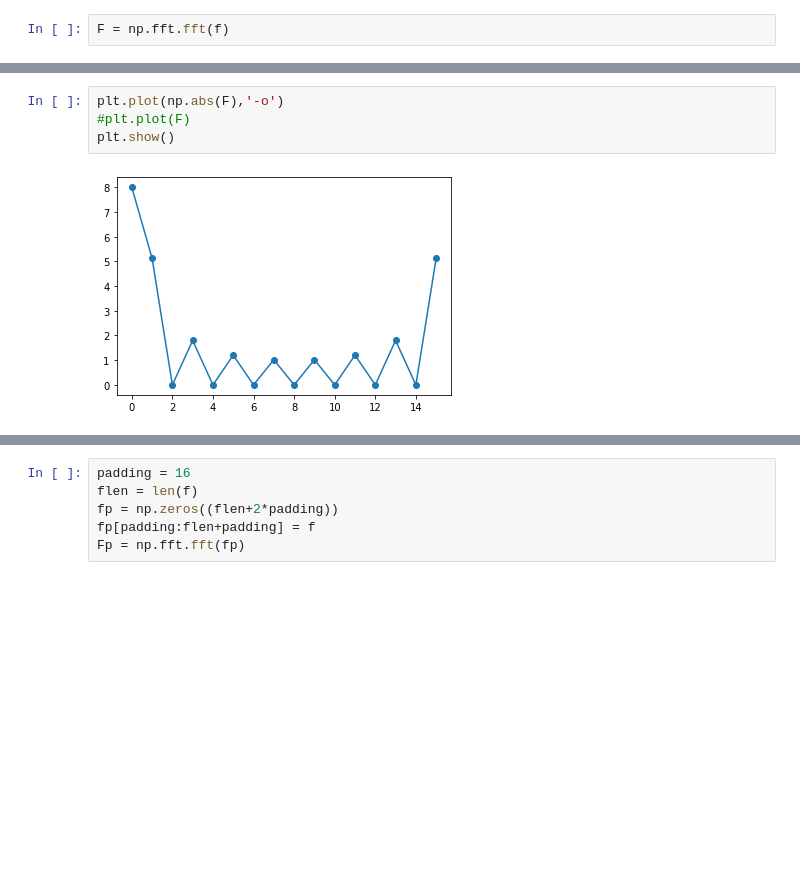
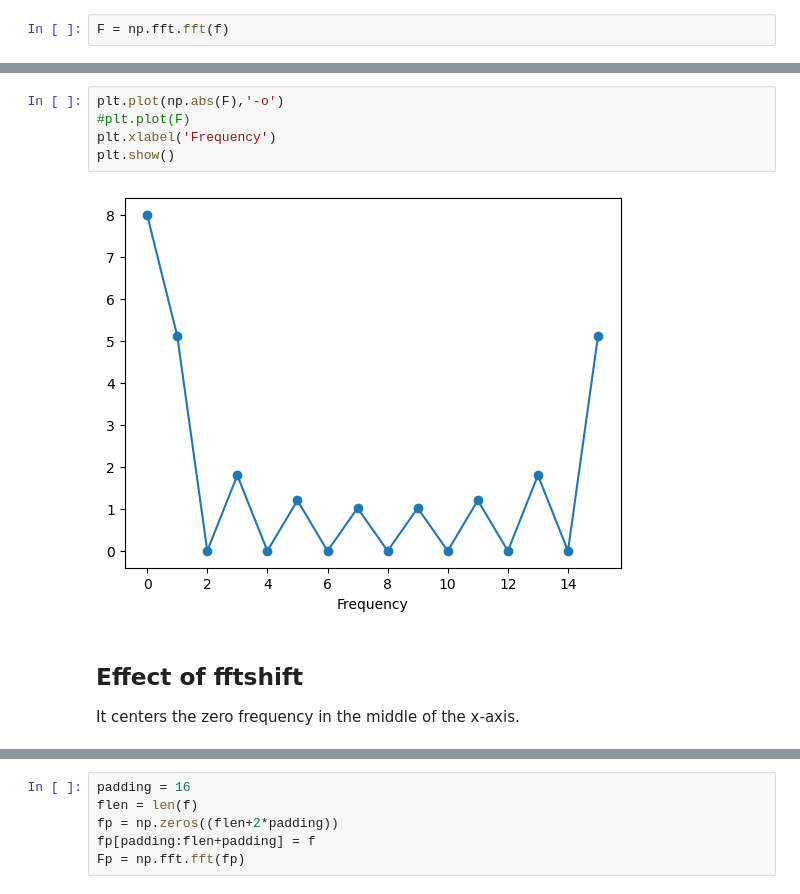
Before and after one commit to bricaud/Imageprocessingcourse_demos, a Jupyter notebook: demoFourier.ipynb, the cells around one changed output, grey strips where cells are left out. Drawn from its saved outputs; the diff is of its cells as text; blank space fills up the shorter version.

```diff
--- a/demoFourier.ipynb
+++ b/demoFourier.ipynb
@@ -16,9 +21,13 @@ plt.show()
 # %%
 plt.plot(np.abs(F),'-o')
 #plt.plot(F)
+plt.xlabel('Frequency')
 plt.show()
 # %% [output]
-[figure, old version]
+[figure, new version]
+# %% [markdown]
+## Effect of fftshift
+It centers the zero frequency in the middle of the x-axis.
 # %%
 plt.plot(np.fft.fftshift(np.abs(F)),'-o')
 #plt.plot(F)
```
Also changed, not shown: parts of 10 cells of this notebook.
